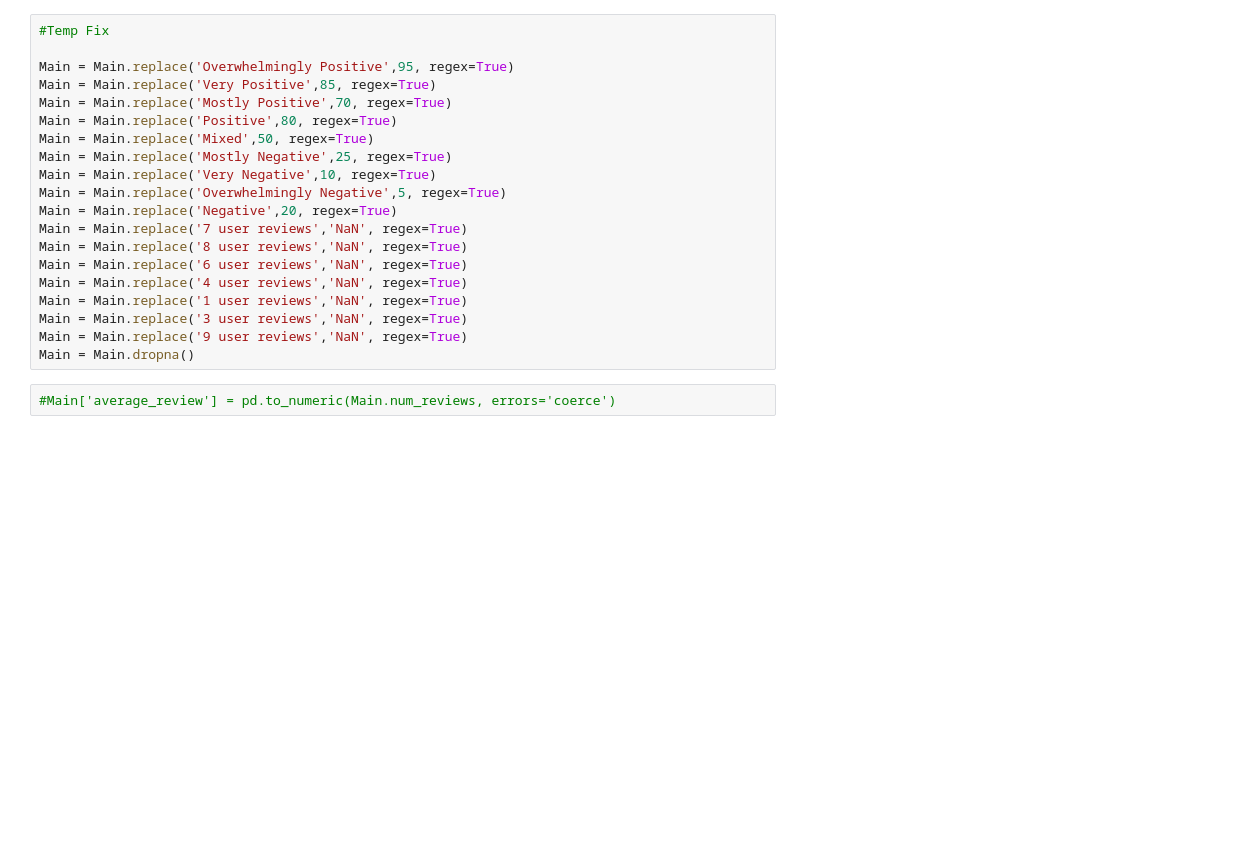
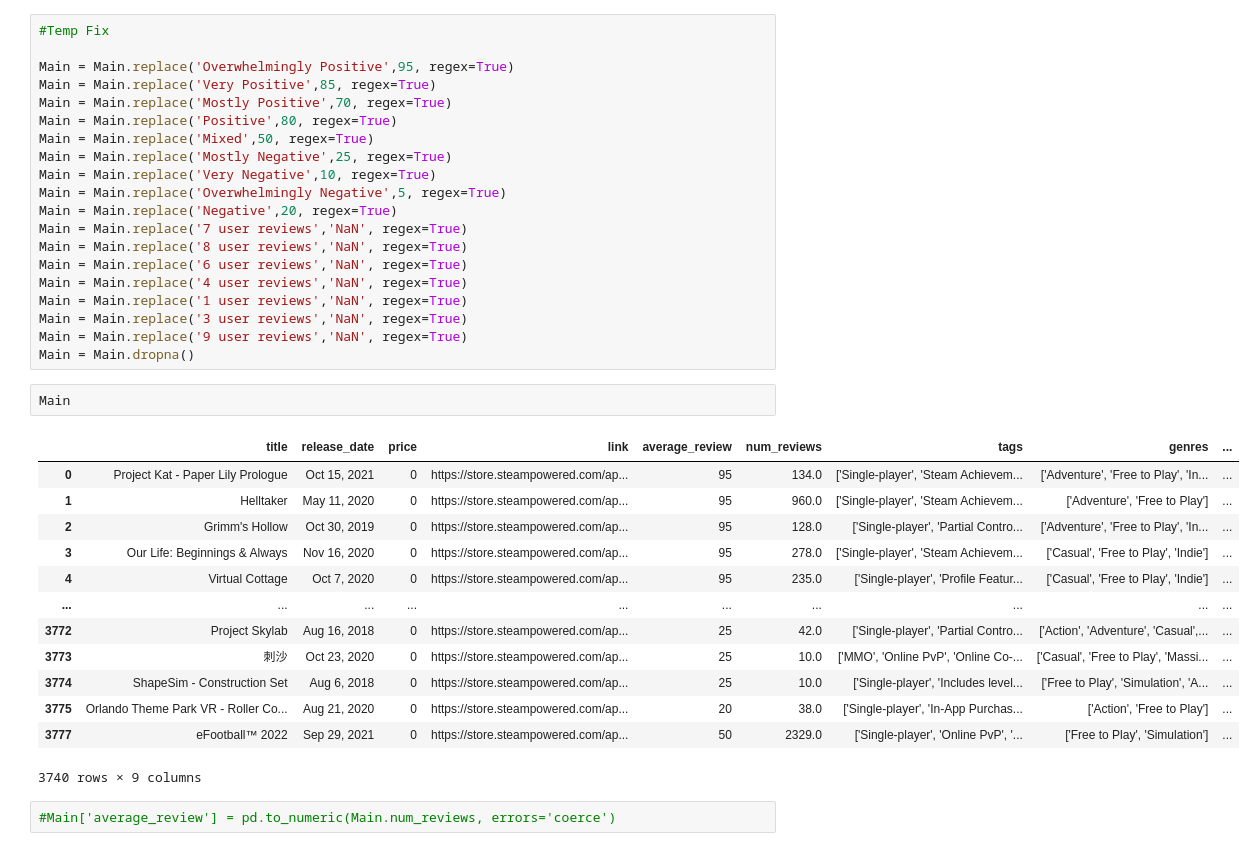
Before and after one commit to SamCain3/SteamReviews, a Jupyter notebook: Analysis.ipynb, the cells around one changed output. Drawn from its saved outputs; the diff is of its cells as text; blank space fills up the shorter version.

```diff
--- a/Analysis.ipynb
+++ b/Analysis.ipynb
@@ -29,6 +32,22 @@ Main = Main.replace('1 user reviews','NaN', regex=True)
 Main = Main.replace('3 user reviews','NaN', regex=True)
 Main = Main.replace('9 user reviews','NaN', regex=True)
 Main = Main.dropna()
+# %%
+Main
+# %% [output]
+|  | title | release_date | price | link | average_review | num_reviews | tags | genres | ... |
+| 0 | Project Kat - Paper Lily Prologue | Oct 15, 2021 | 0 | https://store.steampowered.com/ap... | 95 | 134.0 | ['Single-player', 'Steam Achievem... | ['Adventure', 'Free to Play', 'In... | ... |
+| 1 | Helltaker | May 11, 2020 | 0 | https://store.steampowered.com/ap... | 95 | 960.0 | ['Single-player', 'Steam Achievem... | ['Adventure', 'Free to Play'] | ... |
+| 2 | Grimm's Hollow | Oct 30, 2019 | 0 | https://store.steampowered.com/ap... | 95 | 128.0 | ['Single-player', 'Partial Contro... | ['Adventure', 'Free to Play', 'In... | ... |
+| 3 | Our Life: Beginnings & Always | Nov 16, 2020 | 0 | https://store.steampowered.com/ap... | 95 | 278.0 | ['Single-player', 'Steam Achievem... | ['Casual', 'Free to Play', 'Indie'] | ... |
+| 4 | Virtual Cottage | Oct 7, 2020 | 0 | https://store.steampowered.com/ap... | 95 | 235.0 | ['Single-player', 'Profile Featur... | ['Casual', 'Free to Play', 'Indie'] | ... |
+| ... | ... | ... | ... | ... | ... | ... | ... | ... | ... |
+| 3772 | Project Skylab | Aug 16, 2018 | 0 | https://store.steampowered.com/ap... | 25 | 42.0 | ['Single-player', 'Partial Contro... | ['Action', 'Adventure', 'Casual',... | ... |
+| 3773 | 刺沙 | Oct 23, 2020 | 0 | https://store.steampowered.com/ap... | 25 | 10.0 | ['MMO', 'Online PvP', 'Online Co-... | ['Casual', 'Free to Play', 'Massi... | ... |
+| 3774 | ShapeSim - Construction Set | Aug 6, 2018 | 0 | https://store.steampowered.com/ap... | 25 | 10.0 | ['Single-player', 'Includes level... | ['Free to Play', 'Simulation', 'A... | ... |
+| 3775 | Orlando Theme Park VR - Roller Co... | Aug 21, 2020 | 0 | https://store.steampowered.com/ap... | 20 | 38.0 | ['Single-player', 'In-App Purchas... | ['Action', 'Free to Play'] | ... |
+| 3777 | eFootball™ 2022 | Sep 29, 2021 | 0 | https://store.steampowered.com/ap... | 50 | 2329.0 | ['Single-player', 'Online PvP', '... | ['Free to Play', 'Simulation'] | ... |
+3740 rows × 9 columns
 # %%
 #Main['average_review'] = pd.to_numeric(Main.num_reviews, errors='coerce')
 # %%
```
Also changed, not shown: parts of 16 cells of this notebook.
